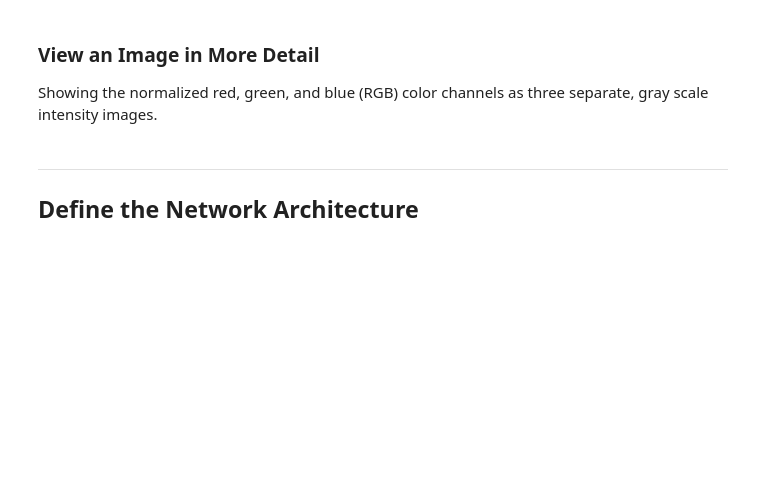
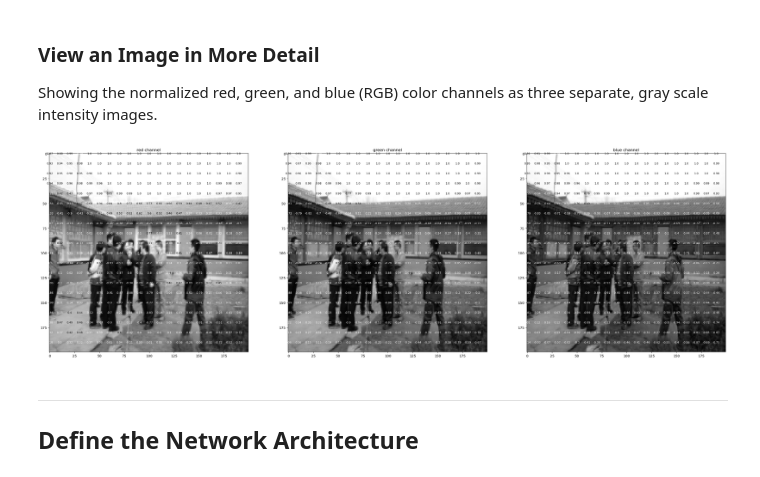
Before and after one commit to yyang31/CSCI611_Summer25_Final_Project, a Jupyter notebook: hard_hat_detection_yolo.ipynb, the cells around one changed output. Drawn from its saved outputs; the diff is of its cells as text; code cells hidden in the pictures; blank space fills up the shorter version.

```diff
--- a/hard_hat_detection_yolo.ipynb
+++ b/hard_hat_detection_yolo.ipynb
@@ -288,24 +288,30 @@ for idx in range(2):
 Showing the normalized red, green, and blue (RGB) color channels as three separate, gray scale intensity images.
 # %%
 rgb_img = np.squeeze(images[0])
-channels = ['red channel', 'green channel', 'blue channel']
-step = 10 # visualizing in steps of 10 pixels due to large image size
+channels = ["red channel", "green channel", "blue channel"]
+step = 10  # visualizing in steps of 10 pixels due to large image size
 
-fig = plt.figure(figsize = (36, 36))
+fig = plt.figure(figsize=(36, 36))
 for idx in np.arange(rgb_img.shape[0]):
     ax = fig.add_subplot(1, 3, idx + 1)
     img = rgb_img[idx]
-    ax.imshow(img, cmap='gray')
+    ax.imshow(img, cmap="gray")
     ax.set_title(channels[idx])
     width, height = img.shape
-    thresh = img.max()/2.5
+    thresh = img.max() / 2.5
     for x in range(0, width, step):
         for y in range(0, height, step):
             val = round(img[x][y], 2) if img[x][y] != 0 else 0
-            ax.annotate(str(val), xy=(y, x),
-                        horizontalalignment='center',
-                        verticalalignment='center', size=8,
-                        color='white' if img[x][y] < thresh else 'black')
+            ax.annotate(
+                str(val),
+                xy=(y, x),
+                horizontalalignment="center",
+                verticalalignment="center",
+                size=8,
+                color="white" if img[x][y] < thresh else "black",
+            )
+# %% [output]
+[figure, added]
 # %% [markdown]
 ---
 ## Define the Network Architecture
```
Also changed, not shown: parts of 6 cells of this notebook, 1 other file.
